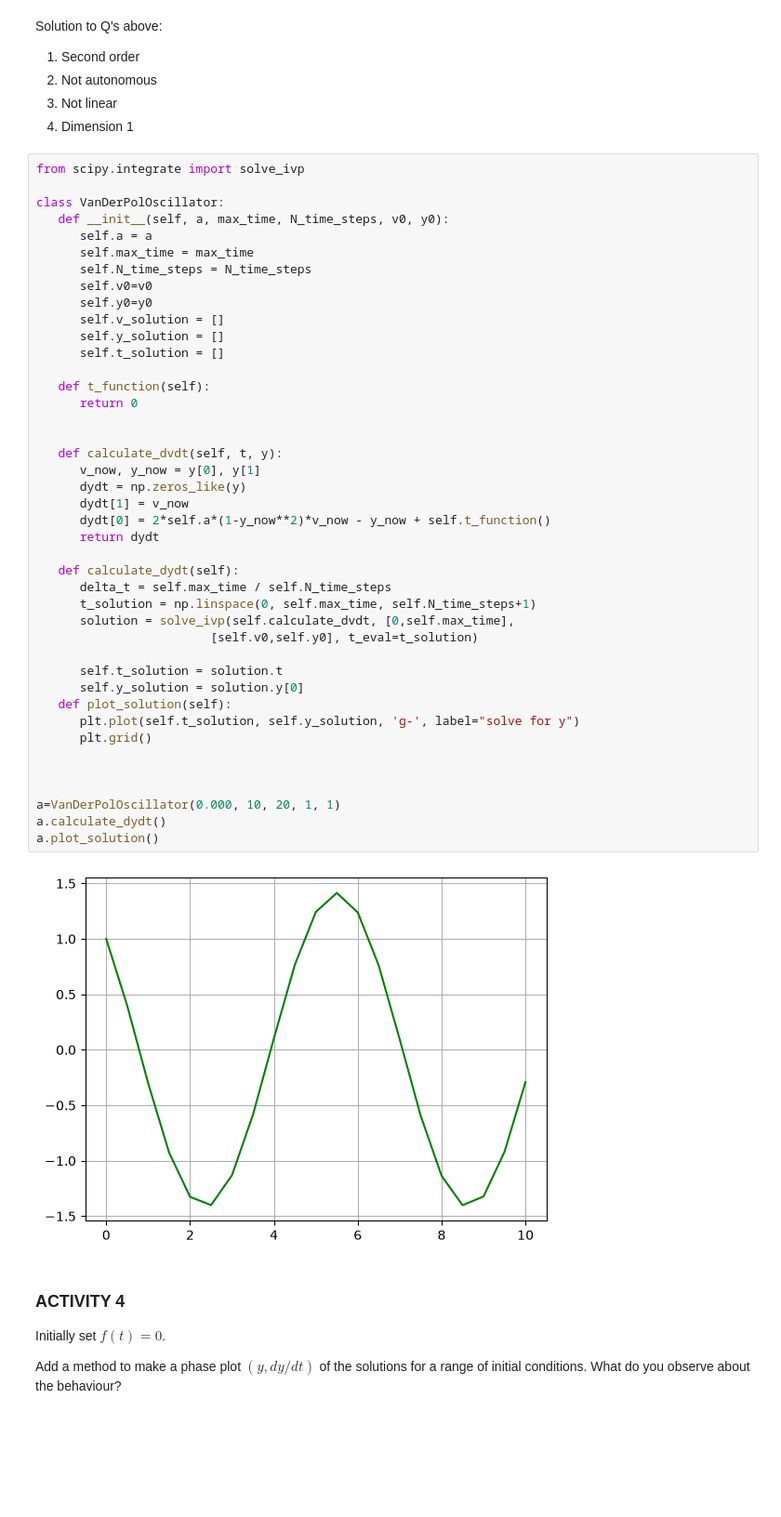
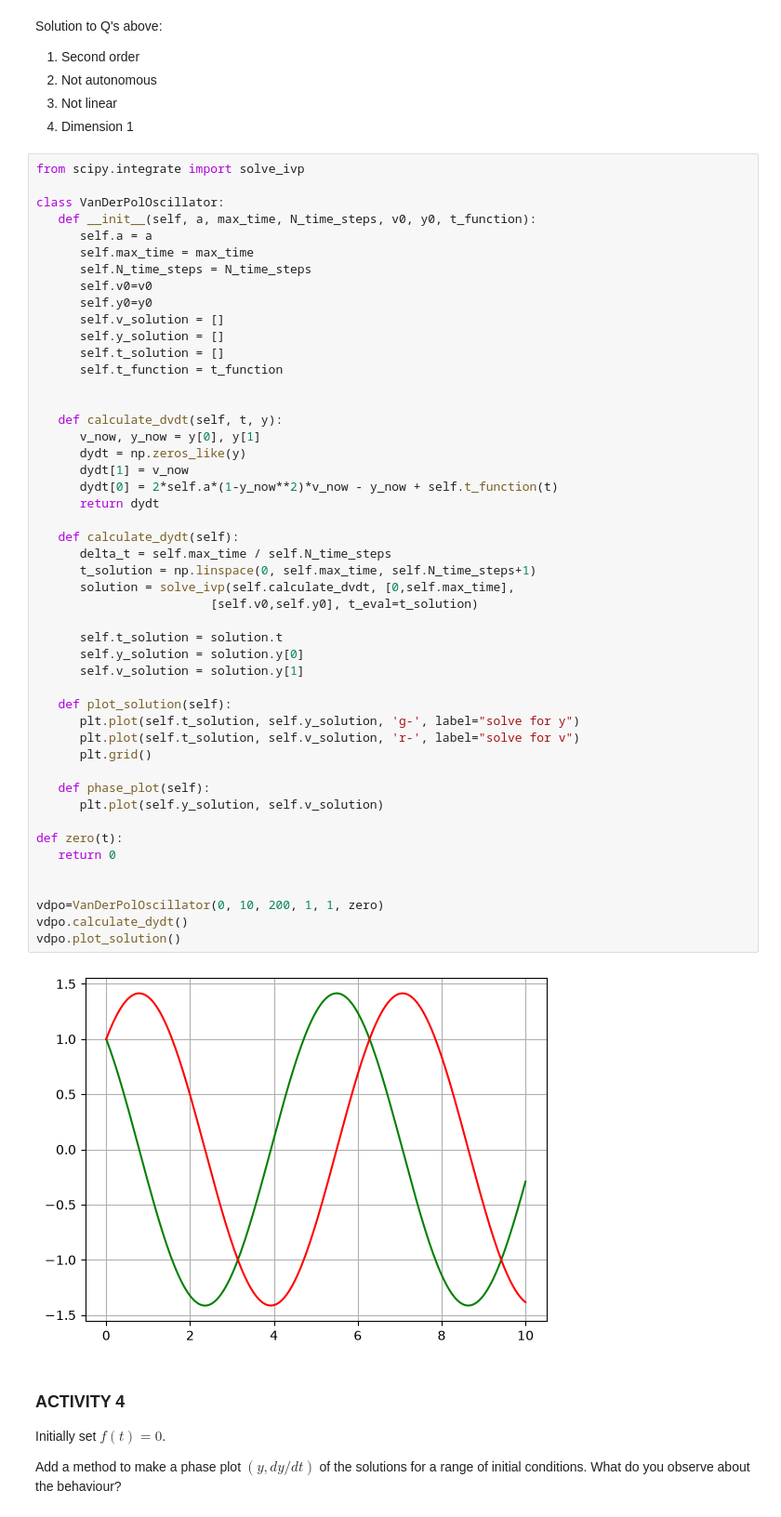
Before and after one commit to AJSUMMERS100/TopicsInSciComp, a Jupyter notebook: Notebooks/Week4_LabExercises.ipynb, the cells around one changed output. Shown at 93% size. Saved outputs shown, nothing was run; the diff lists cells and outputs as text; blank space fills up the shorter version.

```diff
--- a/Notebooks/Week4_LabExercises.ipynb
+++ b/Notebooks/Week4_LabExercises.ipynb
@@ -209,46 +209,52 @@ Solution to Q's above:
 from scipy.integrate import solve_ivp
 
 class VanDerPolOscillator:
-   def __init__(self, a, max_time, N_time_steps, v0, y0):
+   def __init__(self, a, max_time, N_time_steps, v0, y0, t_function):
       self.a = a
       self.max_time = max_time
       self.N_time_steps = N_time_steps
       self.v0=v0
       self.y0=y0
       self.v_solution = []
       self.y_solution = []
       self.t_solution = []
-
-   def t_function(self):
-      return 0
+      self.t_function = t_function
 
 
    def calculate_dvdt(self, t, y):
       v_now, y_now = y[0], y[1]
       dydt = np.zeros_like(y)
       dydt[1] = v_now
-      dydt[0] = 2*self.a*(1-y_now**2)*v_now - y_now + self.t_function()
+      dydt[0] = 2*self.a*(1-y_now**2)*v_now - y_now + self.t_function(t)
       return dydt
 
    def calculate_dydt(self):
       delta_t = self.max_time / self.N_time_steps
       t_solution = np.linspace(0, self.max_time, self.N_time_steps+1)
       solution = solve_ivp(self.calculate_dvdt, [0,self.max_time],
                         [self.v0,self.y0], t_eval=t_solution)
 
       self.t_solution = solution.t
       self.y_solution = solution.y[0]
+      self.v_solution = solution.y[1]
+
    def plot_solution(self):
       plt.plot(self.t_solution, self.y_solution, 'g-', label="solve for y")
+      plt.plot(self.t_solution, self.v_solution, 'r-', label="solve for v")
       plt.grid()
 
+   def phase_plot(self):
+      plt.plot(self.y_solution, self.v_solution)
+
+def zero(t):
+   return 0
 
 
-a=VanDerPolOscillator(0.000, 10, 20, 1, 1)
-a.calculate_dydt()
-a.plot_solution()
+vdpo=VanDerPolOscillator(0, 10, 200, 1, 1, zero)
+vdpo.calculate_dydt()
+vdpo.plot_solution()
 # %% [output]
-[figure, old version]
+[figure, new version]
 # %% [markdown]
 ### ACTIVITY 4
 
```
Also changed, not shown: parts of 2 cells of this notebook.
